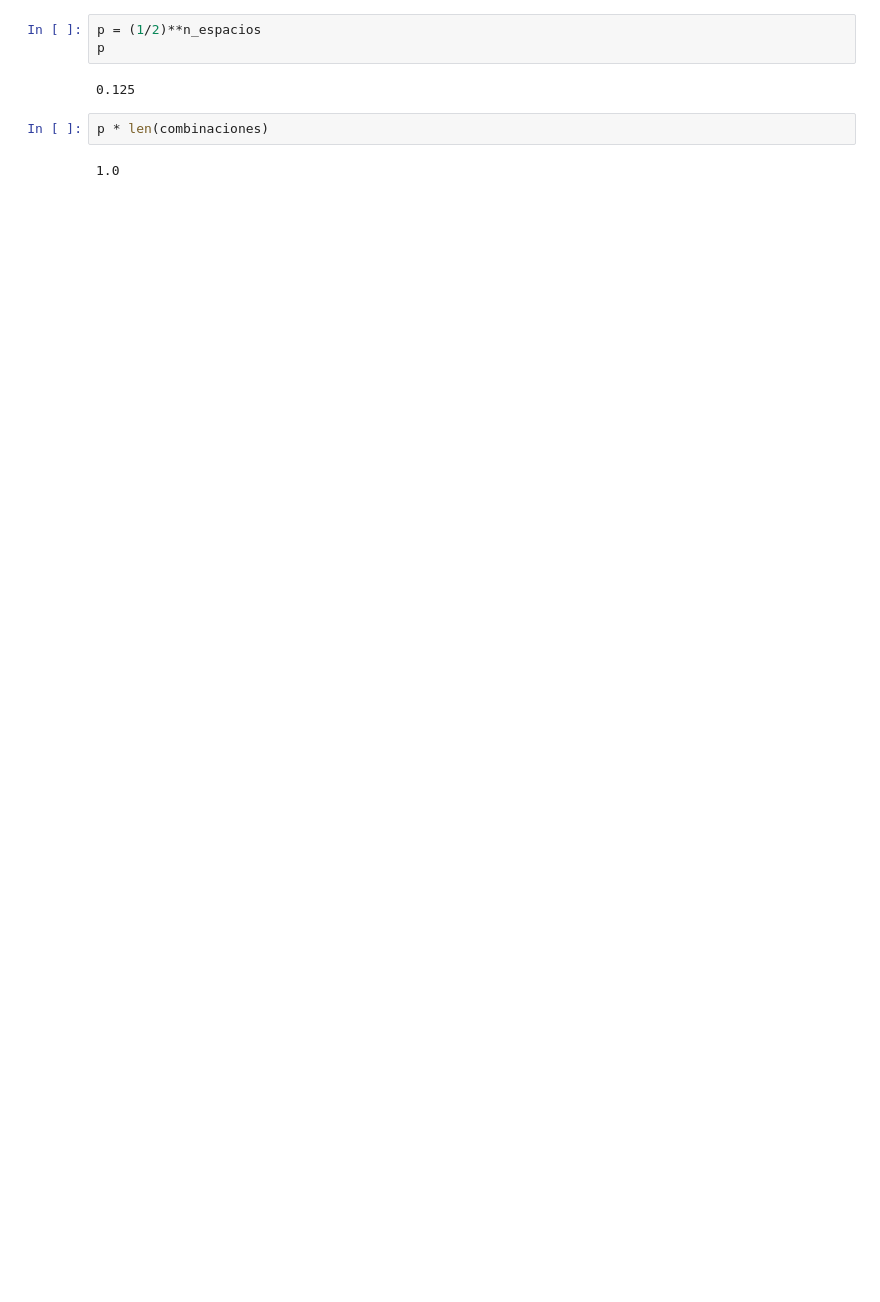
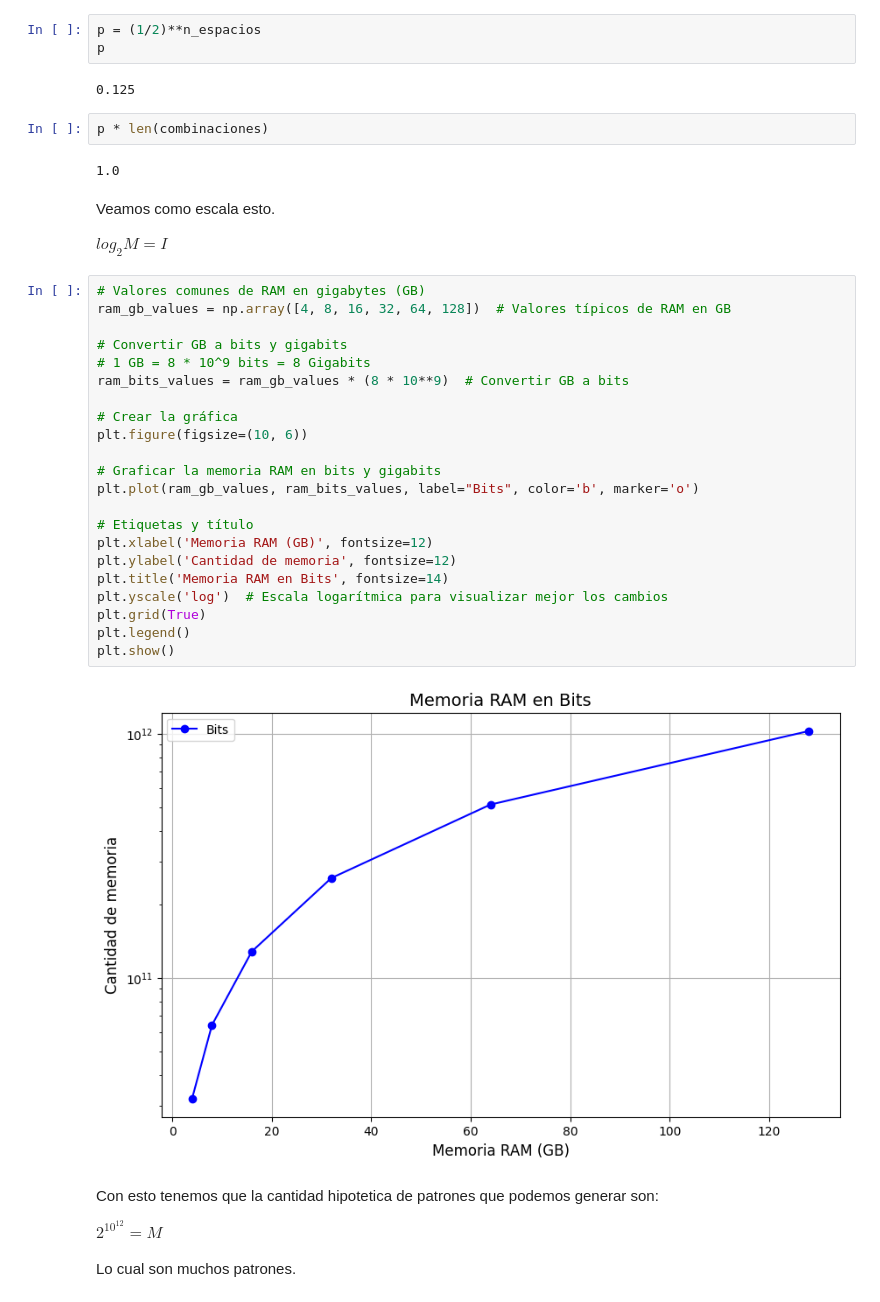
Before and after one commit to Things-I-learn/Learning-information_theory, a Jupyter notebook: Information_content.ipynb, the cells around one changed output. Saved outputs shown, nothing was run; the diff lists cells and outputs as text; blank space fills up the shorter version.

```diff
--- a/Information_content.ipynb
+++ b/Information_content.ipynb
@@ -121,3 +125,37 @@ p
 p * len(combinaciones)
 # %% [output]
 1.0
+# %% [markdown]
+Veamos como escala esto.
+
+$log_2 M = I $
+# %%
+# Valores comunes de RAM en gigabytes (GB)
+ram_gb_values = np.array([4, 8, 16, 32, 64, 128])  # Valores típicos de RAM en GB
+
+# Convertir GB a bits y gigabits
+# 1 GB = 8 * 10^9 bits = 8 Gigabits
+ram_bits_values = ram_gb_values * (8 * 10**9)  # Convertir GB a bits
+
+# Crear la gráfica
+plt.figure(figsize=(10, 6))
+
+# Graficar la memoria RAM en bits y gigabits
+plt.plot(ram_gb_values, ram_bits_values, label="Bits", color='b', marker='o')
+
+# Etiquetas y título
+plt.xlabel('Memoria RAM (GB)', fontsize=12)
+plt.ylabel('Cantidad de memoria', fontsize=12)
+plt.title('Memoria RAM en Bits', fontsize=14)
+plt.yscale('log')  # Escala logarítmica para visualizar mejor los cambios
+plt.grid(True)
+plt.legend()
+plt.show()
+# %% [output]
+[figure, added]
+# %% [markdown]
+Con esto tenemos que la cantidad hipotetica de patrones que podemos generar son:
+
+$ 2^{10^ {12}} = M$
+
+Lo cual son muchos patrones.
```
Also changed, not shown: parts of 4 cells of this notebook.
